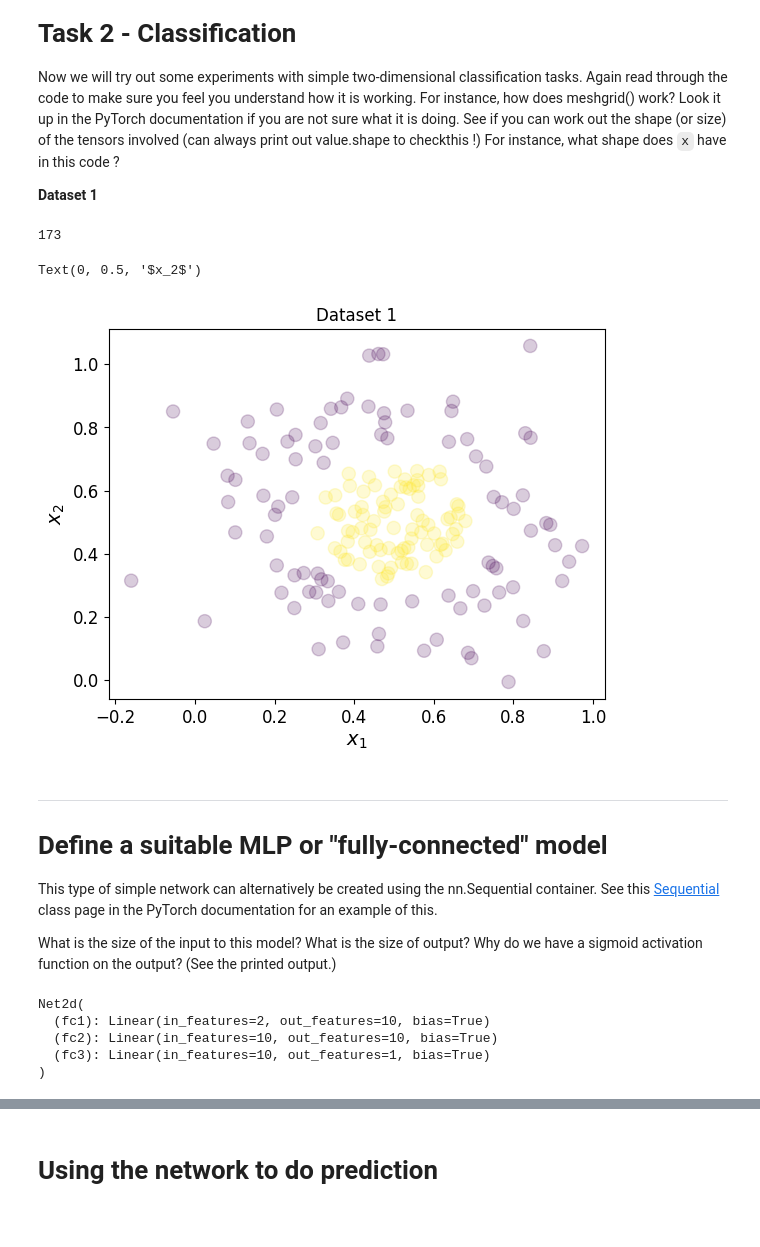
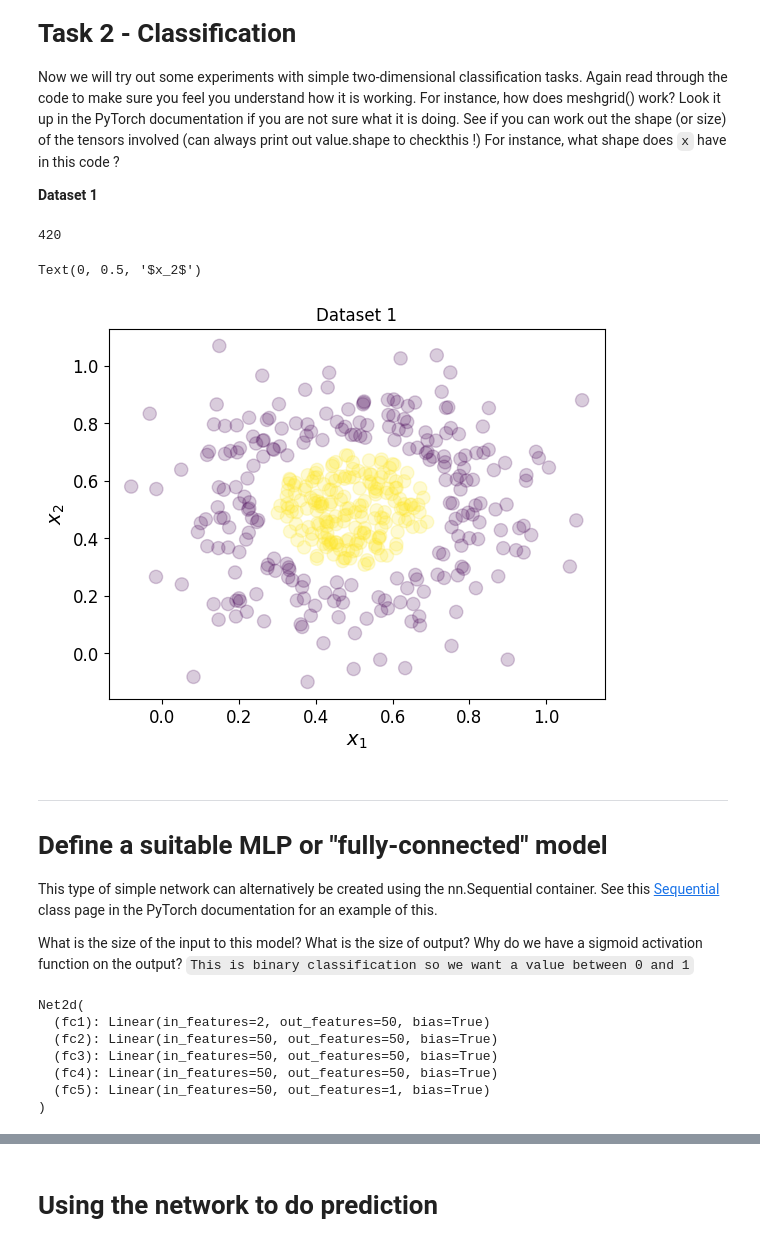
Before and after one commit to jamiemilsom/Deep_Learning_MSc, a Jupyter notebook: Labs_1_to_5/Lab_2_MLP.ipynb, the cells around one changed output, grey strips where cells are left out. Cells and saved outputs as stored; diff of their text form; code cells hidden in the pictures.

```diff
--- a/Labs_1_to_5/Lab_2_MLP.ipynb
+++ b/Labs_1_to_5/Lab_2_MLP.ipynb
@@ -505,53 +505,54 @@ Now we will try out some experiments with simple two-dimensional classification
 
 **Dataset 1**
 # %%
-N = 200
+N = 500
 
 xgrid = torch.arange(0,1.0,0.01)
 
 X,Y = torch.meshgrid(xgrid, xgrid)
+
+
 testgrid = torch.zeros((np.shape(xgrid)[0]**2,2))
 testgrid[:,0] = X.flatten()
 testgrid[:,1] = Y.flatten()
-
 
 # What distribution is produced by torch.randn ?
 # Try experimenting with different types of input distribution
 # x = np.random.uniform(low = 0.0, high = 1.0, size= (N,2))
 
 x = 0.2*torch.randn(N,2)+torch.tensor([0.5, 0.5])
-
 y = ((torch.linalg.vector_norm(x-0.5, dim=1) < 0.2)*1.0).type(torch.float)  # make the class be a circle in the centre of the scene.
 
-# cut out a border around the classes to make the task a bit more realistic
+
+# # cut out a border around the classes to make the task a bit more realistic
 ind_incl = (torch.linalg.vector_norm(x-0.5, dim=1) > 0.25) | (torch.linalg.vector_norm(x-0.5, dim=1) < 0.20)
 x = x[ind_incl,:]
 y = y[ind_incl]
 N = y.shape[0]
 y = y.reshape(N,1)
 print(N)
 
+
 Ntest = 1000
 xtest = 0.2*torch.randn(Ntest,2)+torch.tensor([0.5, 0.5])
 ytest = ((torch.linalg.vector_norm(xtest-0.5, dim=1) < 0.2)*1.0).type(torch.float)
 
-# cut out a border around the classes to make the task a bit more realistic
+# # cut out a border around the classes to make the task a bit more realistic
 ind_incl = (torch.norm(xtest-0.5, dim=1) > 0.25) | (torch.norm(xtest-0.5, dim=1) < 0.20)
 xtest = xtest[ind_incl,:]
 ytest = ytest[ind_incl]
-
 Ntest = ytest.shape[0]
 ytest = ytest.reshape(Ntest,1)
 
 plt.figure()
 plt.scatter(x[:,0].numpy(),x[:,1].numpy(), alpha=0.2, s=90, cmap='viridis', c=y.view(-1))
 plt.title('Dataset 1')
 plt.xlabel('$x_1$')
 plt.ylabel('$x_2$')
 # %% [output]
-173
+420
 Text(0, 0.5, '$x_2$')
-[figure, old version]
+[figure, new version]
 # %% [markdown]
 ---
 
@@ -560,10 +561,10 @@ Text(0, 0.5, '$x_2$')
 This type of simple network can alternatively be created using the nn.Sequential container. See this [Sequential](https://pytorch.org/docs/stable/generated/torch.nn.Sequential.html) class page in the PyTorch documentation for an example of this.
 
 
-What is the size of the input to this model? What is the size of output? Why do we have a sigmoid activation function on the output? (See the printed output.)
+What is the size of the input to this model? What is the size of output? Why do we have a sigmoid activation function on the output? `This is binary classification so we want a value between 0 and 1`
 # %%
-Nhidden = 10
-lamb=0.0000    # L2 weight decay term
+Nhidden = 50
+lamb=0.00001    # L2 weight decay term
 lr = 0.01
 epochs = 20000
 
@@ -574,21 +575,27 @@ class Net2d(nn.Module):
         # an affine operation: y = Wx + b
         self.fc1 = nn.Linear(2, Nhidden)
         self.fc2 = nn.Linear(Nhidden, Nhidden)
-        self.fc3 = nn.Linear(Nhidden, 1)
+        self.fc3 = nn.Linear(Nhidden, Nhidden)
+        self.fc4 = nn.Linear(Nhidden, Nhidden)
+        self.fc5 = nn.Linear(Nhidden, 1)
 
     def forward(self, x):
         x = F.relu(self.fc1(x))
         x = F.relu(self.fc2(x))
-        x = torch.sigmoid(self.fc3(x))
+        x = F.relu(self.fc3(x))
+        x = F.relu(self.fc4(x))
+        x = torch.sigmoid(self.fc5(x))
         return x
 
 net2d = Net2d()
 print(net2d)
 # %% [output]
 Net2d(
-  (fc1): Linear(in_features=2, out_features=10, bias=True)
-  (fc2): Linear(in_features=10, out_features=10, bias=True)
-  (fc3): Linear(in_features=10, out_features=1, bias=True)
+  (fc1): Linear(in_features=2, out_features=50, bias=True)
+  (fc2): Linear(in_features=50, out_features=50, bias=True)
+  (fc3): Linear(in_features=50, out_features=50, bias=True)
+  (fc4): Linear(in_features=50, out_features=50, bias=True)
+  (fc5): Linear(in_features=50, out_features=1, bias=True)
 )
 # %% [markdown]
 # Training the network
```
Also changed, not shown: parts of 7 cells of this notebook.
